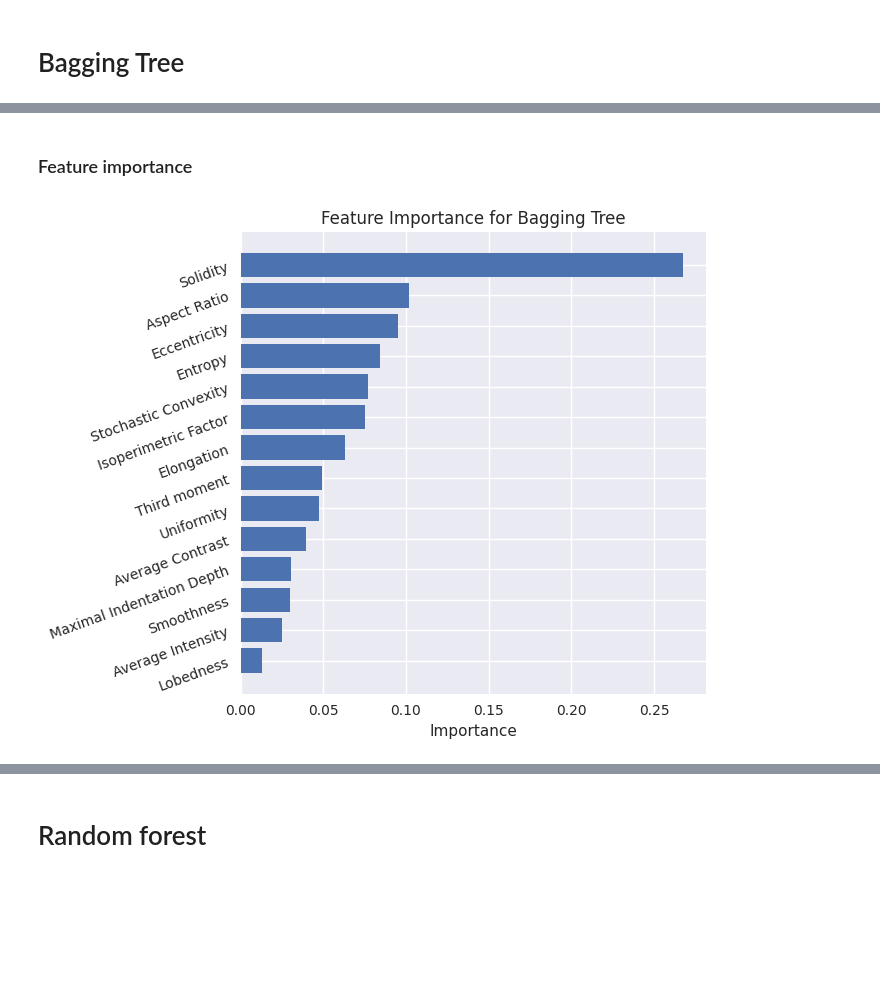
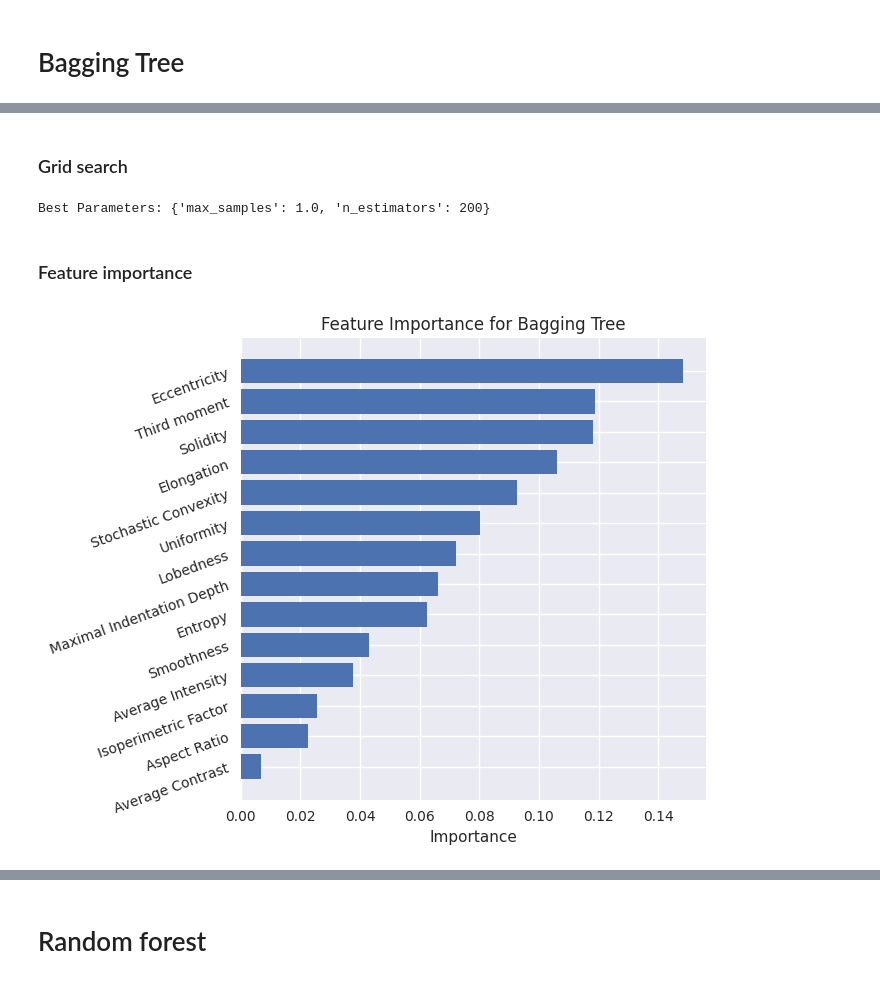
Before and after one commit to oooidw/IntroML, a Jupyter notebook: tree.ipynb, the cells around one changed output, grey strips where cells are left out. Saved outputs shown, nothing was run; the diff lists cells and outputs as text; code cells hidden in the pictures; blank space fills up the shorter version.

```diff
--- a/tree.ipynb
+++ b/tree.ipynb
@@ -69,24 +91,52 @@ Accuracy: 0.7205882352941178
+# %% [markdown]
+### Grid search
+# %%
+# Define the parameter grid
+param_grid = {
+    'n_estimators': [10, 50, 100, 200, 600],
+    'max_samples': [0.1, 0.5, 1.0]
+}
+
+# Create the Bagging classifier
+bagging_clf = BaggingClassifier()
+
+# Create the GridSearchCV object
+grid_search = GridSearchCV(estimator=bagging_clf, param_grid=param_grid, cv=5, scoring='accuracy')
+
+# Fit the grid search to the data
+grid_search.fit(X_train, y_train)
+
+# Get the best parameters
+best_params_bagging = grid_search.best_params_
+
+# Print the best parameters
+print("Best Parameters:", best_params_bagging, "\n")
+# %% [output]
+Best Parameters: {'max_samples': 1.0, 'n_estimators': 200}
 # %% [markdown]
 ### Feature importance
 # %%
+# Train the classifier with the best parameters
+bagging_clf.fit(X_train, y_train)
+
 # Get the feature importances
 importances = bagging_clf.estimators_[0].feature_importances_
 
 # Sort the feature importances in descending order
 sorted_indices = importances.argsort()
 
 # Get the feature names
 feature_names = X_train.columns
 
 # Plot the feature importances
 fig,ax = plt.subplots(1,1,figsize=(6,6))
 ax.barh((range(len(importances))), importances[sorted_indices])
 plt.yticks(range(len(importances)), feature_names[sorted_indices], rotation=20)
 plt.xlabel('Importance')
 plt.title('Feature Importance for Bagging Tree')
 plt.show()
 # %% [output]
-[figure, old version]
+[figure, new version]
 # %%
 # Inizialization
 accuracy_values = []
```
Also changed, not shown: parts of 25 cells of this notebook, 2 other files.
